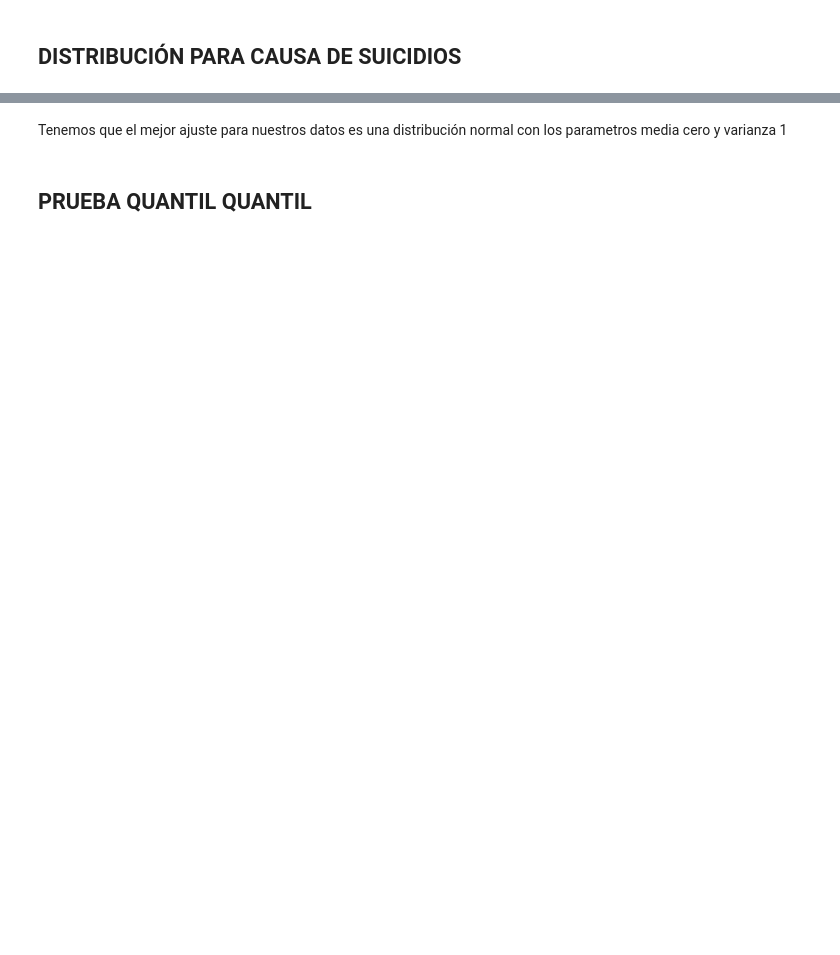
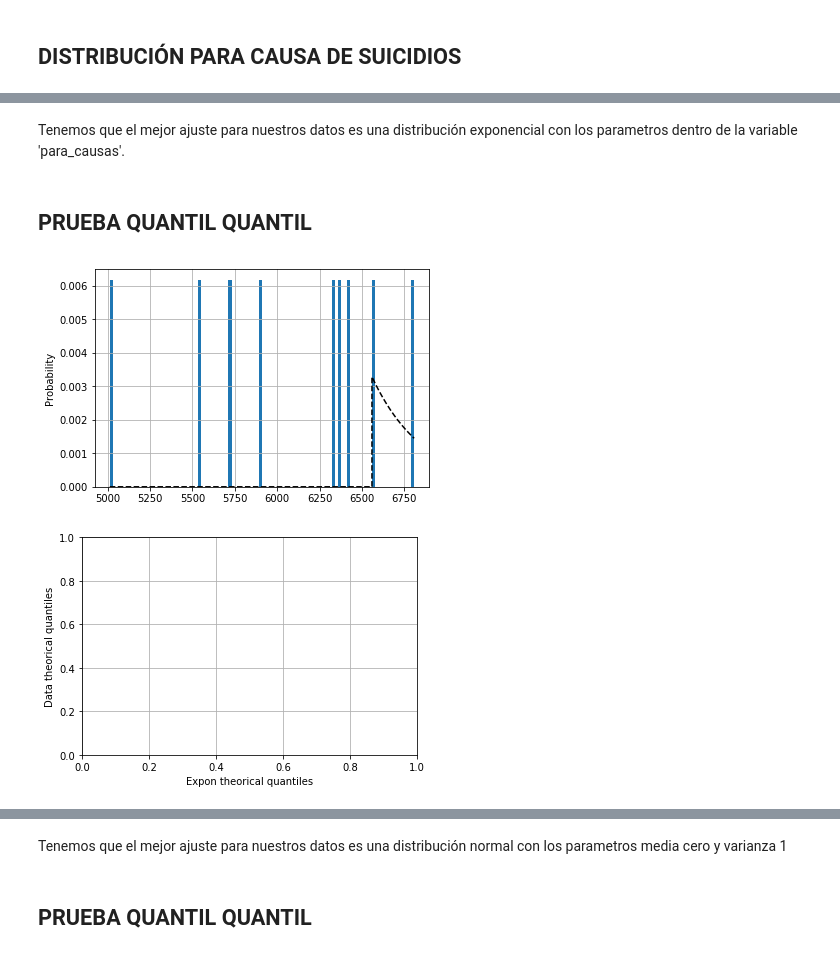
Before and after one commit to BetsyTorres/Proyecto_TorresBetsy_AntonKarla, a Jupyter notebook: Proy_Final.ipynb, the cells around one changed output, grey strips where cells are left out. Saved outputs shown, nothing was run; the diff lists cells and outputs as text; code cells hidden in the pictures; blank space fills up the shorter version.

```diff
--- a/Proy_Final.ipynb
+++ b/Proy_Final.ipynb
@@ -462,0 +467,25 @@ best_fit_distribution((causas['Total']))
+# %% [markdown]
+Tenemos que el mejor ajuste para nuestros datos es una distribución exponencial con los parametros dentro de la variable 'para_causas'.
+# %% [markdown]
+## PRUEBA QUANTIL QUANTIL
+# %%
+causastotal=causas.iloc[0,:-1].T.astype(int)
+# Histograma de las variables creadas
+divisiones = 100 # Cantidad de barras en el histograma
+plt.hist(causastotal, divisiones, density=True,label='Causas')
+x = np.arange(min(causastotal),max(causastotal),.01)
+y3 = st.expon.pdf(x, para_causas[0], para_causas[1])
+plt.plot(x, y3, 'k--')
+plt.ylabel('Probability')
+plt.grid()
+plt.show()
+
+# Gráfica de Q-Q entre las muestras creadas y una curva normal
+st.probplot(causastotal, (para_causas[0],para_causas[1]), dist=dist_causas)
+plt.grid()
+plt.xlabel('Expon theorical quantiles')
+plt.ylabel('Data theorical quantiles')
+plt.show()
+# %% [output]
+[figure, added]
+[figure, added]
```
Also changed, not shown: parts of 40 cells of this notebook.
